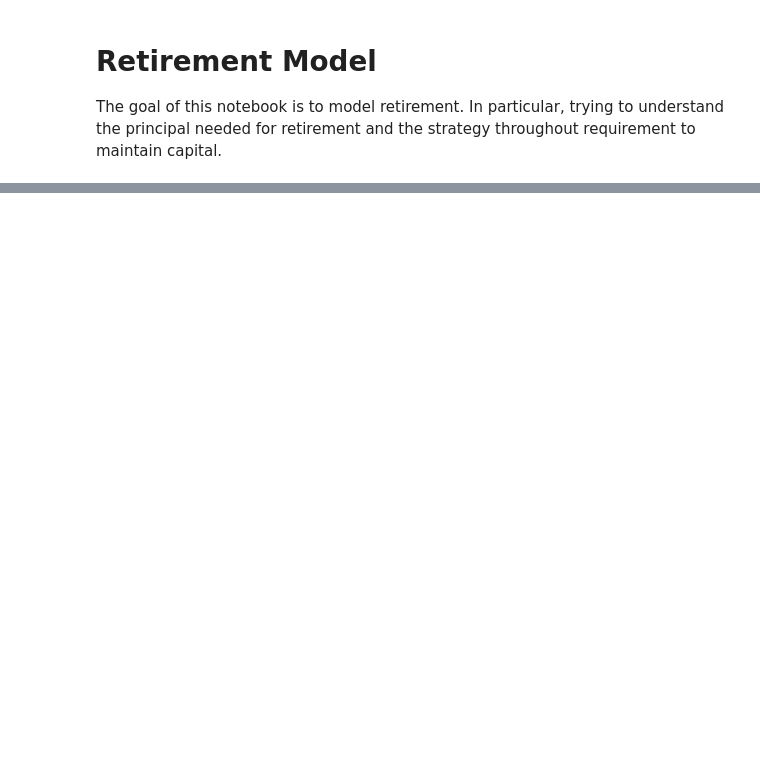
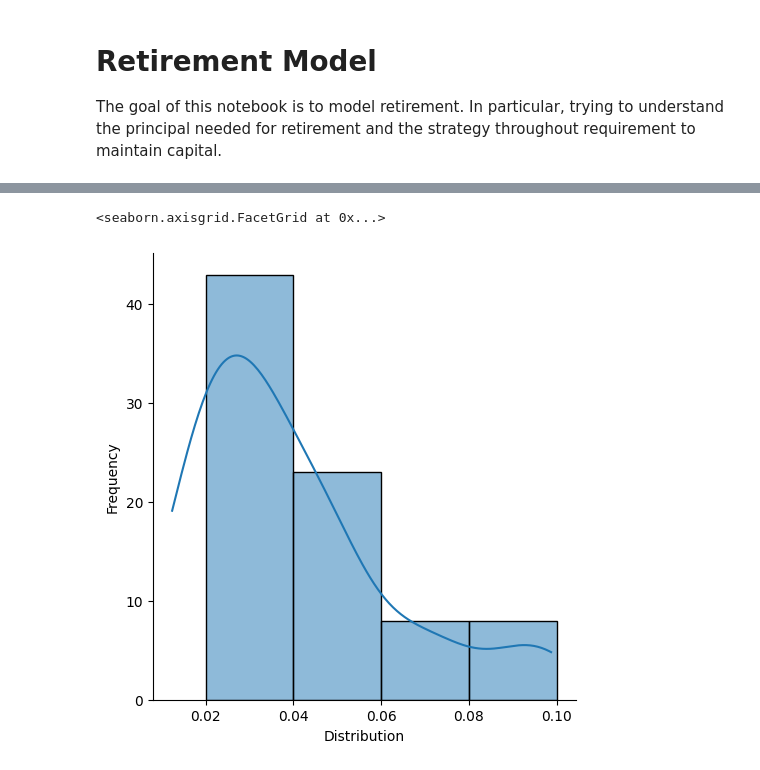
Before and after one commit to harlepengren/DataAnalysis, a Jupyter notebook: Retirement.ipynb, the cells around one changed output, grey strips where cells are left out. Cells and saved outputs as stored; diff of their text form; code cells hidden in the pictures; blank space fills up the shorter version.

```diff
--- a/Retirement.ipynb
+++ b/Retirement.ipynb
@@ -19,0 +47,8 @@ spx.head()
+# %%
+dividend_stats = scipy.stats.skewnorm.fit(dividend["Yield"])
+div_sample = scipy.stats.skewnorm(dividend_stats[0],dividend_stats[1],dividend_stats[2]).rvs(100)
+ax = sns.displot(div_sample,bins=[0.02,0.04,0.06,0.08,0.1],kde=True)
+ax.set(xlabel='Distribution', ylabel='Frequency')
+# %% [output]
+<seaborn.axisgrid.FacetGrid at 0x...>
+[figure, added]
```
Also changed, not shown: parts of 19 cells of this notebook.
